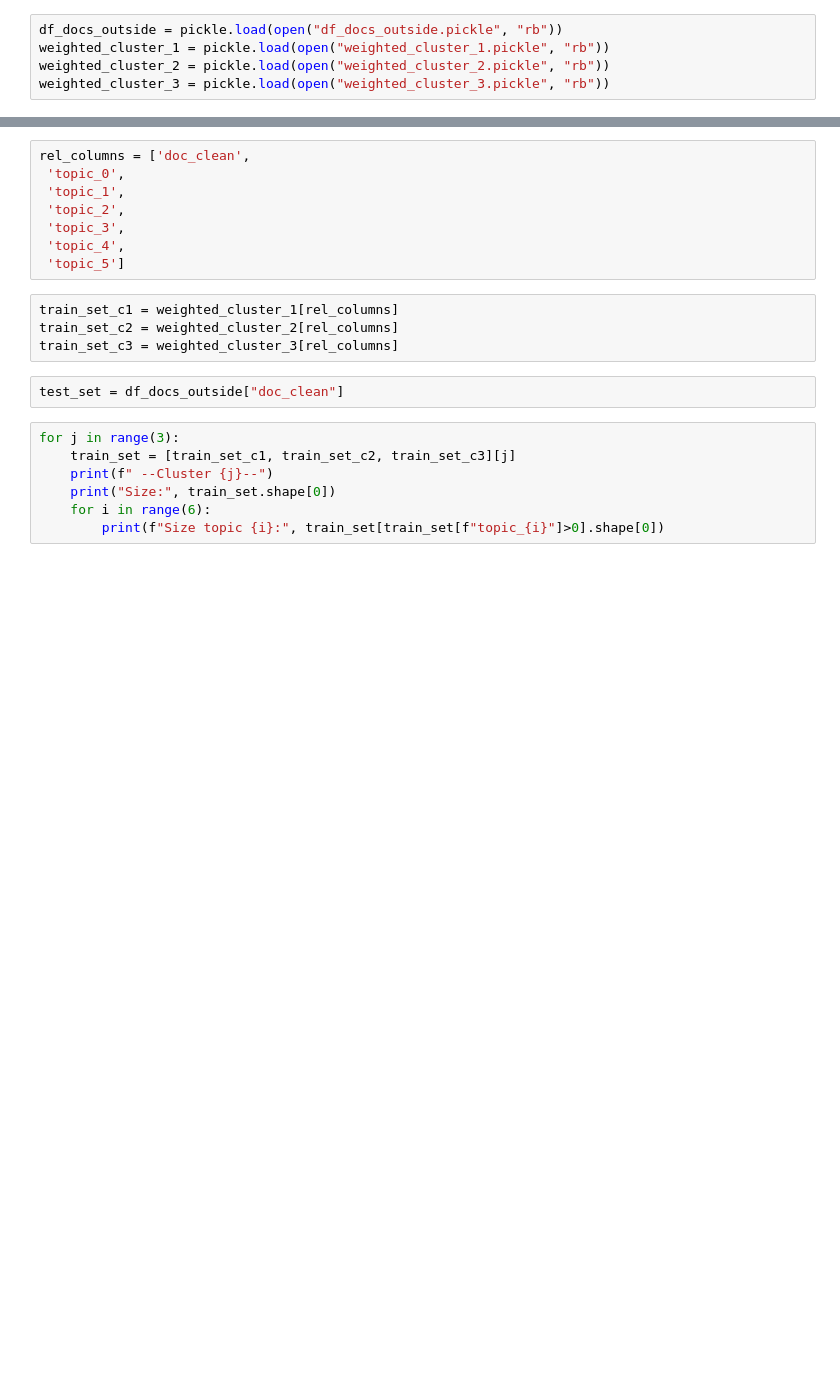
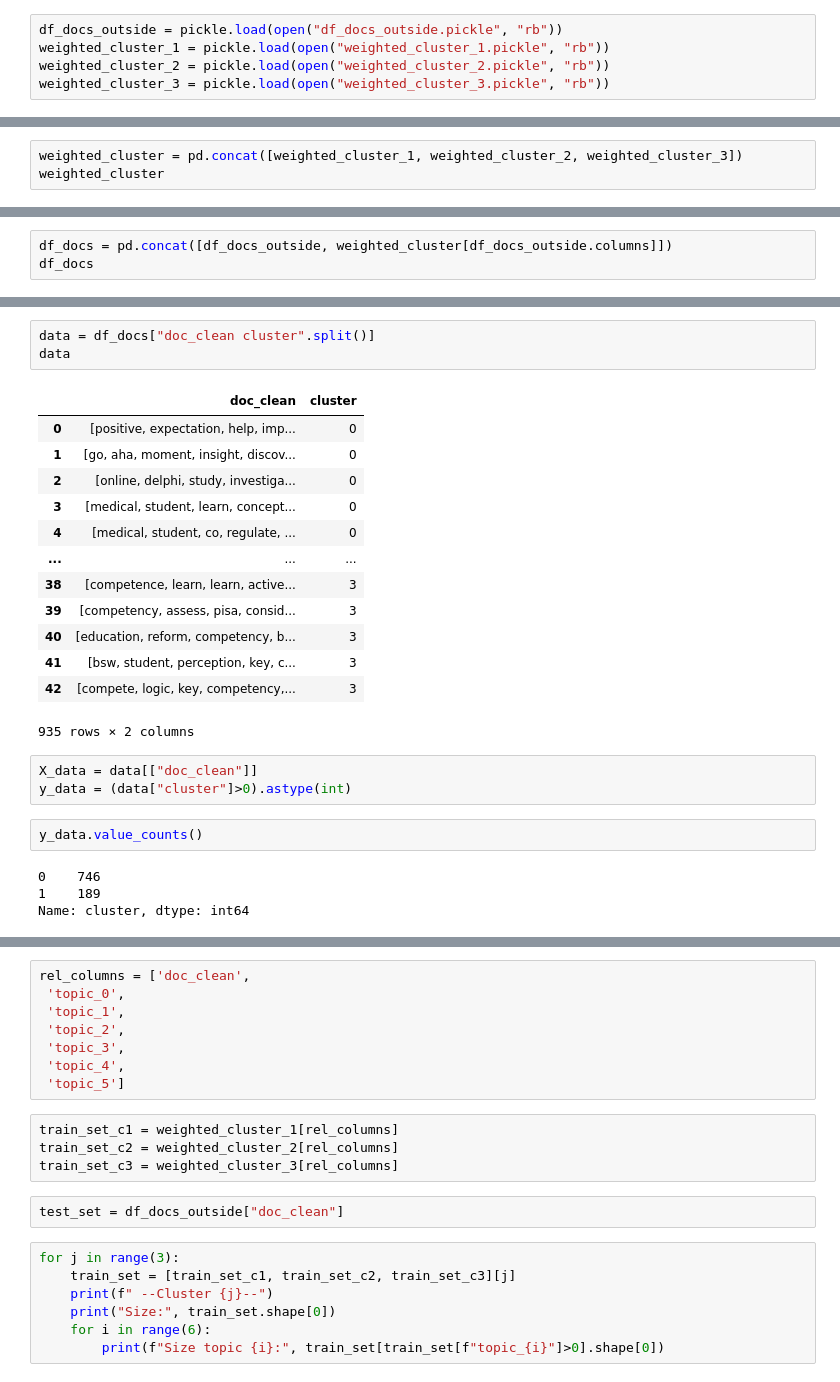
Before and after one commit to furrutiav/CBE-bibliometric-analysis, a Jupyter notebook: train_dense_componente_pred_outside.ipynb, the cells around one changed output, grey strips where cells are left out. Cells and saved outputs as stored; diff of their text form; blank space fills up the shorter version.

```diff
--- a/train_dense_componente_pred_outside.ipynb
+++ b/train_dense_componente_pred_outside.ipynb
@@ -7,0 +25,3 @@ weighted_cluster_3 = pickle.load(open("weighted_cluster_3.pickle", "rb"))
+# %%
+weighted_cluster = pd.concat([weighted_cluster_1, weighted_cluster_2, weighted_cluster_3])
+weighted_cluster
@@ -7,0 +42,3 @@ weighted_cluster_3 = pickle.load(open("weighted_cluster_3.pickle", "rb"))
+# %%
+df_docs = pd.concat([df_docs_outside, weighted_cluster[df_docs_outside.columns]])
+df_docs
@@ -7,0 +59,26 @@ weighted_cluster_3 = pickle.load(open("weighted_cluster_3.pickle", "rb"))
+# %%
+data = df_docs["doc_clean cluster".split()]
+data
+# %% [output]
+|  | doc_clean | cluster |
+| 0 | [positive, expectation, help, imp... | 0 |
+| 1 | [go, aha, moment, insight, discov... | 0 |
+| 2 | [online, delphi, study, investiga... | 0 |
+| 3 | [medical, student, learn, concept... | 0 |
+| 4 | [medical, student, co, regulate, ... | 0 |
+| ... | ... | ... |
+| 38 | [competence, learn, learn, active... | 3 |
+| 39 | [competency, assess, pisa, consid... | 3 |
+| 40 | [education, reform, competency, b... | 3 |
+| 41 | [bsw, student, perception, key, c... | 3 |
+| 42 | [compete, logic, key, competency,... | 3 |
+935 rows × 2 columns
+# %%
+X_data = data[["doc_clean"]]
+y_data = (data["cluster"]>0).astype(int)
+# %%
+y_data.value_counts()
+# %% [output]
+0    746
+1    189
+Name: cluster, dtype: int64
```
Also changed, not shown: parts of 10 cells of this notebook, 8 other files.
